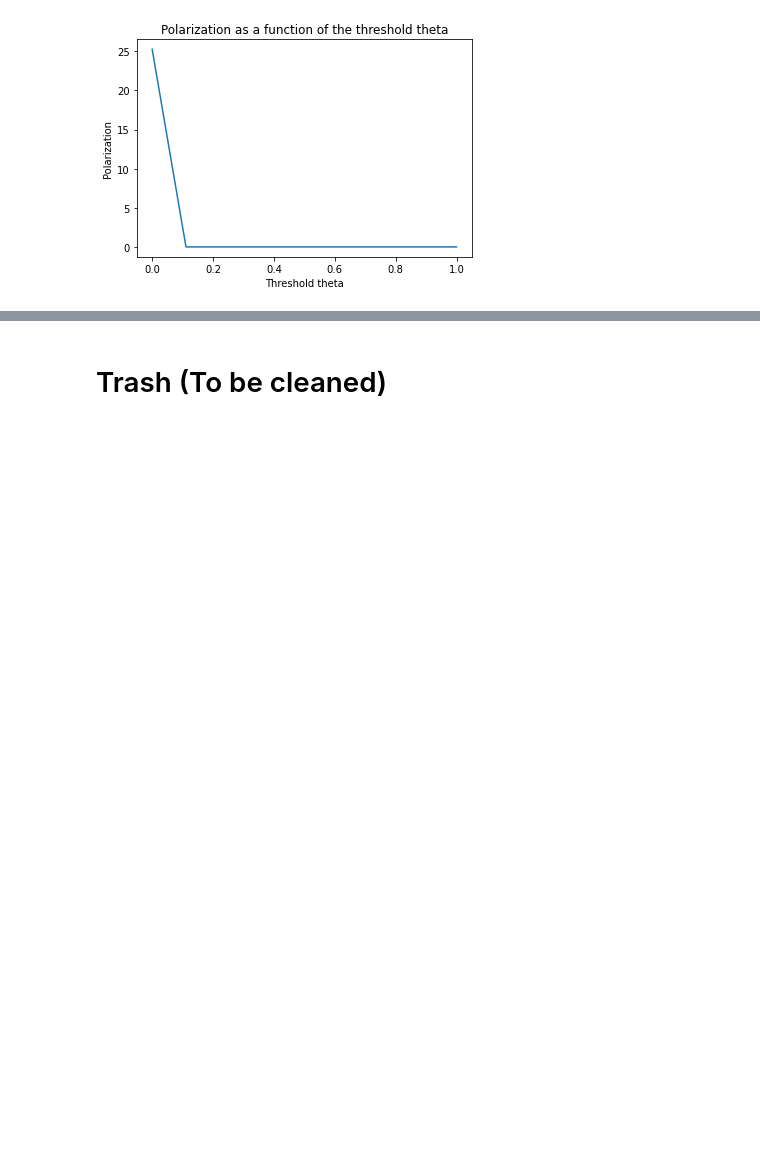
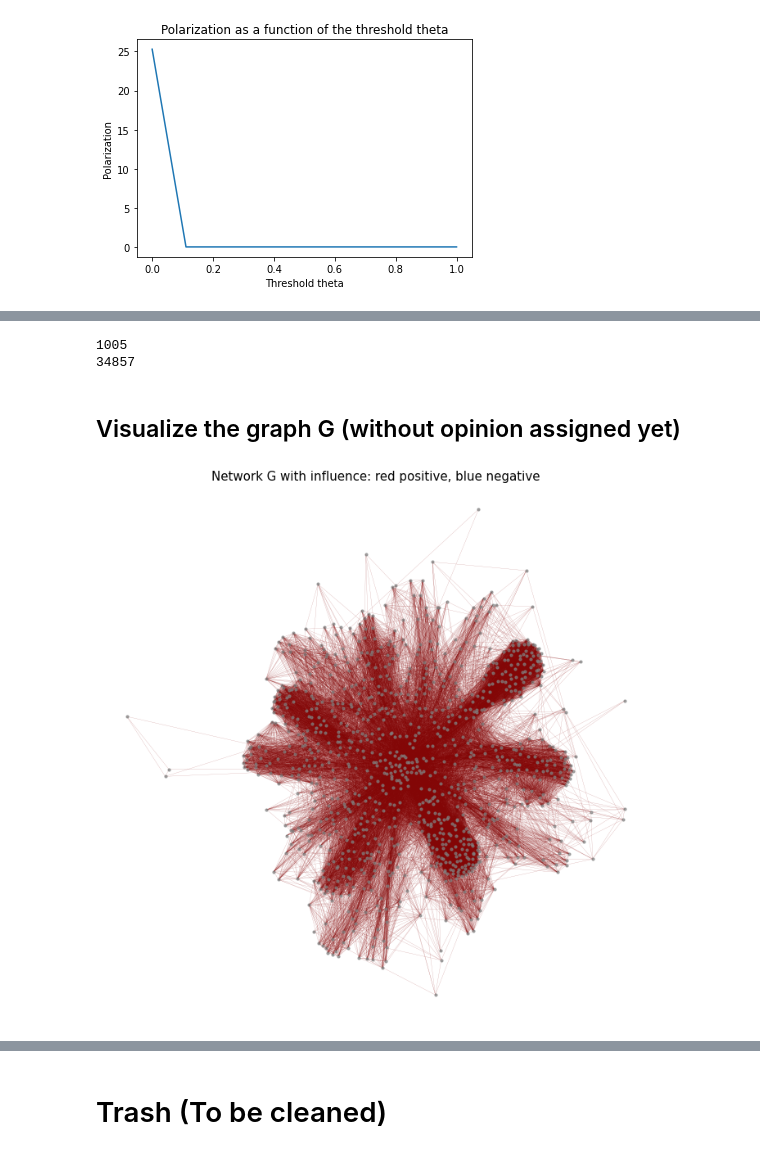
Before and after one commit to JamesZhang2/Opinion-Dynamics, a Jupyter notebook: FJ_Model.ipynb, the cells around one changed output, grey strips where cells are left out. Cells and saved outputs as stored; diff of their text form; code cells hidden in the pictures; blank space fills up the shorter version.

Commit message:
Graph and run datasets

```diff
--- a/FJ_Model.ipynb
+++ b/FJ_Model.ipynb
@@ -157,0 +189,20 @@ fig.savefig('threshold_model_halve_weight_polarization.png')
+# %%
+import networkx as nx
+
+G = nx.DiGraph()
+
+with open('dataset/soc-sign-epinions.txt', 'r') as file:
+    for line in file:
+        if line.startswith('#'):
+            continue
+        parts = line.strip().split()
+        if len(parts) != 3:
+            continue
+        source, target, sign = parts
+        source = int(source)
+        target = int(target)
+        weight = int(sign)  # Should be either 1 or -1
+
+        G.add_node(source)
+        G.add_node(target)
+        G.add_edge(source, target, weight=weight)
@@ -157,0 +262,35 @@ fig.savefig('threshold_model_halve_weight_polarization.png')
+# %%
+print(G.number_of_nodes())
+print(G.number_of_edges())
+# %% [output]
+1005
+34857
+# %% [markdown]
+## Visualize the graph G (without opinion assigned yet)
+# %%
+import matplotlib.pyplot as plt
+import matplotlib.colors as mcolors
+import numpy as np
+
+pos = nx.spring_layout(G, k=0.15, iterations=20, seed=42)
+
+edges = G.edges()
+weights = [G[u][v]['weight'] for u, v in edges]
+
+# Create a color map
+cmap = plt.cm.seismic  # Blue for negative, white for neutral, red for positive
+norm = mcolors.Normalize(vmin=-1, vmax=1)
+edge_colors = [cmap(norm(w)) for w in weights]
+
+node_size = 10
+edge_width = 0.2
+
+plt.figure(figsize=(12, 12))
+nx.draw_networkx_nodes(G, pos, node_size=node_size, node_color='grey', alpha=0.7)
+nx.draw_networkx_edges(G, pos, edge_color=edge_colors, width=edge_width, alpha=0.5, arrowsize=5)
+
+plt.axis('off')
+plt.title('Network G with influence: red positive, blue negative', fontsize=15)
+plt.show()
+# %% [output]
+[figure, added]
```
Also changed, not shown: parts of 22 cells of this notebook, 3 other files.
